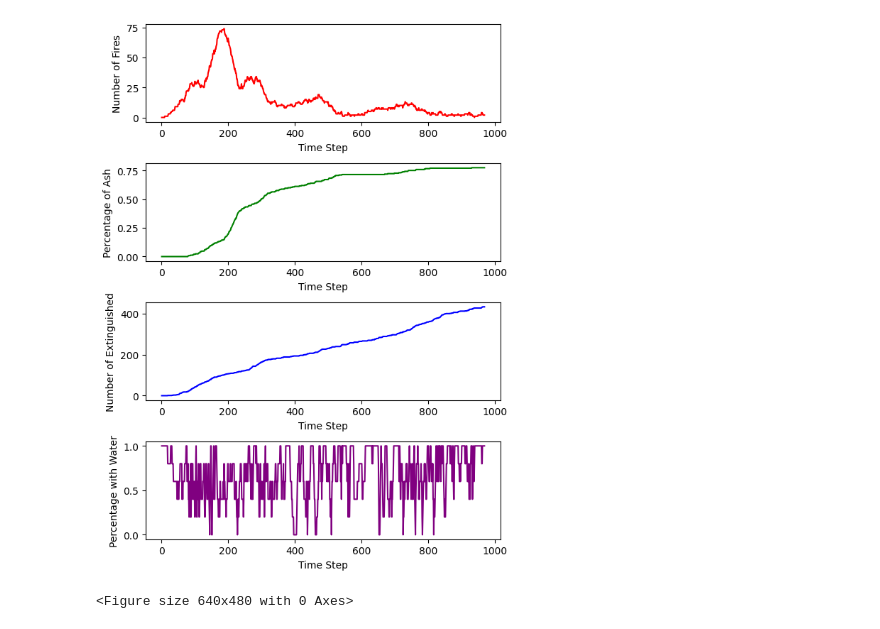
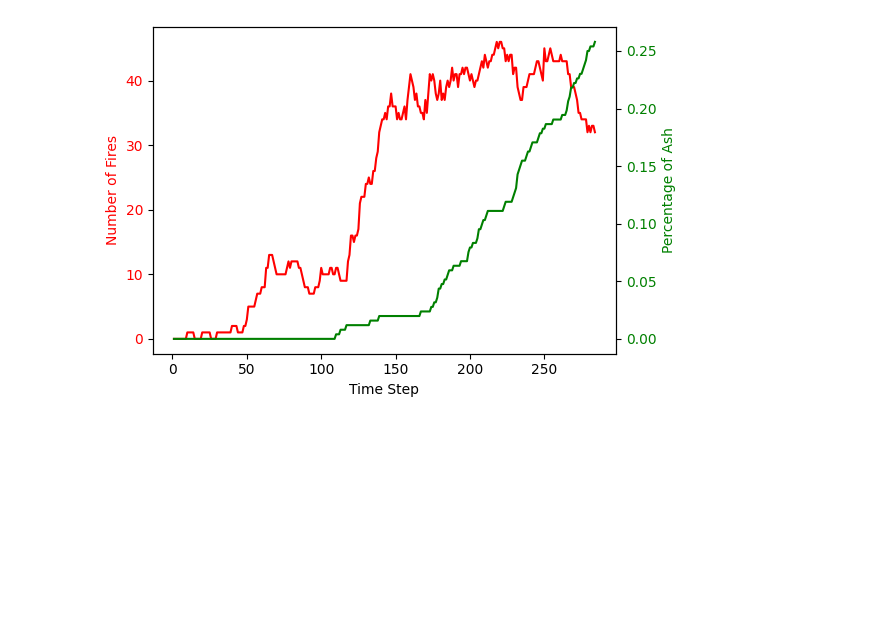
Before and after one commit to ankx22/Firefighting-using-Robot-Swarms, a Jupyter notebook: PlotGraphs.ipynb, the cells around one changed output. Saved outputs shown, nothing was run; the diff lists cells and outputs as text; code cells hidden in the pictures; blank space fills up the shorter version.

Commit message:
updated graph

```diff
--- a/PlotGraphs.ipynb
+++ b/PlotGraphs.ipynb
@@ -21,33 +21,56 @@ df
 # %%
-# Create a figure with four subplots
-fig, axes = plt.subplots(nrows=4, ncols=1, figsize=(6, 8))
+# # Create a figure with four subplots
+# fig, axes = plt.subplots(nrows=4, ncols=1, figsize=(6, 8))
 
-# Add data to the first subplot
-axes[0].plot(df['Timestep'], df['num_fires'], color='red')
-axes[0].set_ylabel('Number of Fires')
+# # Add data to the first subplot
+# axes[0].plot(df['Timestep'], df['num_fires'], color='red')
+# axes[0].set_ylabel('Number of Fires')
 
-# Add data to the second subplot
-axes[1].plot(df['Timestep'], df['perc_ash'], color='green')
-axes[1].set_ylabel('Percentage of Ash')
+# # Add data to the second subplot
+# axes[1].plot(df['Timestep'], df['perc_ash'], color='green')
+# axes[1].set_ylabel('Percentage of Ash')
 
-# Add data to the third subplot
-axes[2].plot(df['Timestep'], df['num_extinguished'], color='blue')
-axes[2].set_ylabel('Number of Extinguished')
+# # Add data to the third subplot
+# axes[2].plot(df['Timestep'], df['num_extinguished'], color='blue')
+# axes[2].set_ylabel('Number of Extinguished')
 
-# Add data to the fourth subplot
-axes[3].plot(df['Timestep'], df['perc_w_water'], color='purple')
-axes[3].set_ylabel('Percentage with Water')
+# # Add data to the fourth subplot
+# axes[3].plot(df['Timestep'], df['perc_w_water'], color='purple')
+# axes[3].set_ylabel('Percentage with Water')
 
-# Add x-axis label to all subplots
-for ax in axes:
-    ax.set_xlabel('Time Step')
+# # Add x-axis label to all subplots
+# for ax in axes:
+#     ax.set_xlabel('Time Step')
+
+# # Adjust the layout to prevent overlapping labels
+# plt.tight_layout()
+
+# # Show the plots
+# plt.show()
+# plt.savefig('results.png')
+
+fig, ax1 = plt.subplots(figsize=(6, 4))
+
+# Plot number of fires on the first y-axis
+ax1.plot(df['Timestep'], df['num_fires'], color='red')
+ax1.set_ylabel('Number of Fires', color='red')
+ax1.tick_params(axis='y', labelcolor='red')
+
+# Create a second y-axis that shares the same x-axis as the first plot
+ax2 = ax1.twinx()
+
+# Plot percentage of ash on the second y-axis
+ax2.plot(df['Timestep'], df['perc_ash'], color='green')
+ax2.set_ylabel('Percentage of Ash', color='green')
+ax2.tick_params(axis='y', labelcolor='green')
+
+# Add x-axis label to the plot
+ax1.set_xlabel('Time Step')
 
 # Adjust the layout to prevent overlapping labels
 plt.tight_layout()
 
-# Show the plots
+# Show the plot
 plt.show()
-plt.savefig('results.png')
 # %% [output]
-[figure, old version]
+[figure, new version]
-<Figure size 640x480 with 0 Axes>
```
Also changed, not shown: parts of 1 cell of this notebook.
